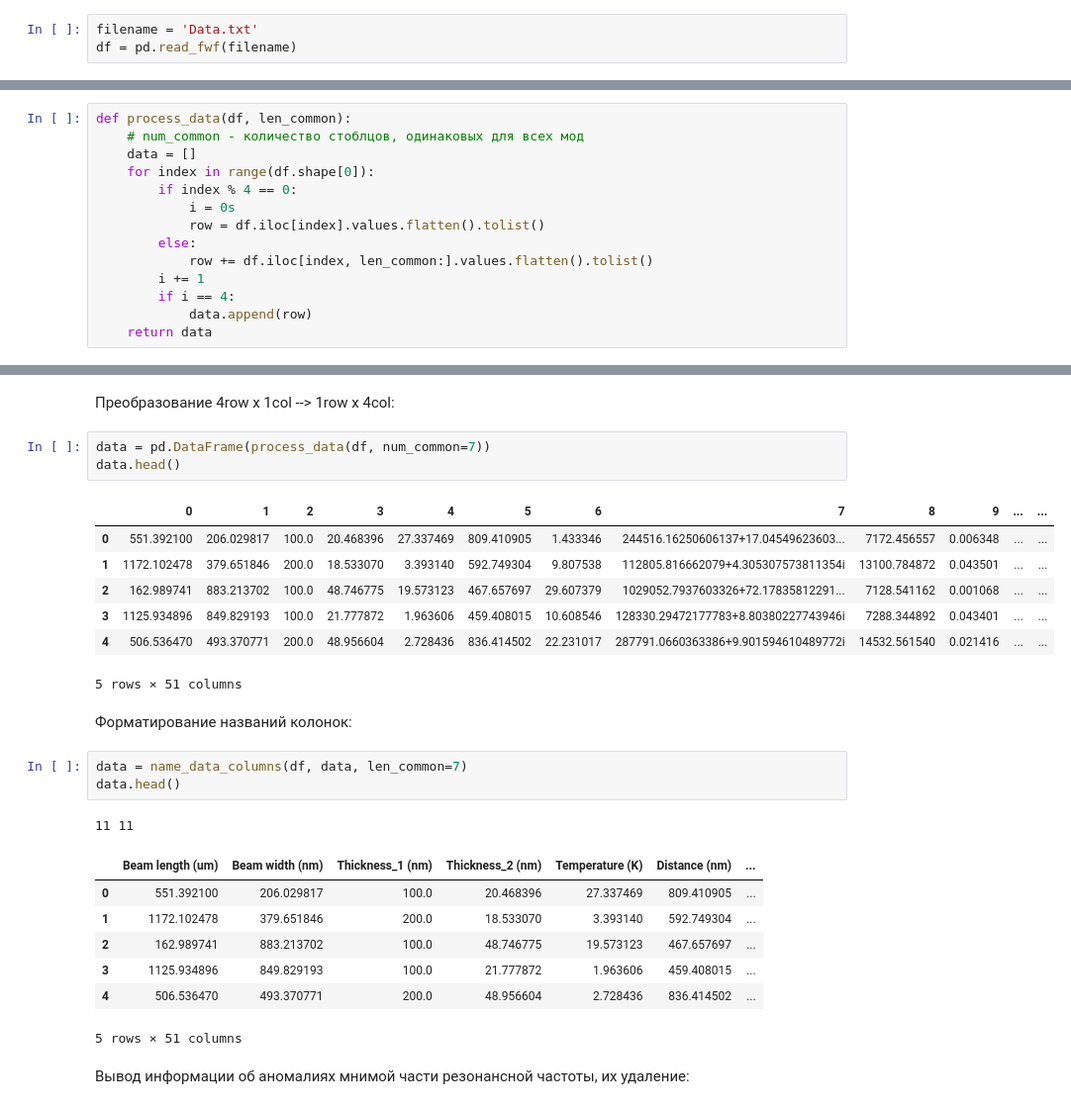
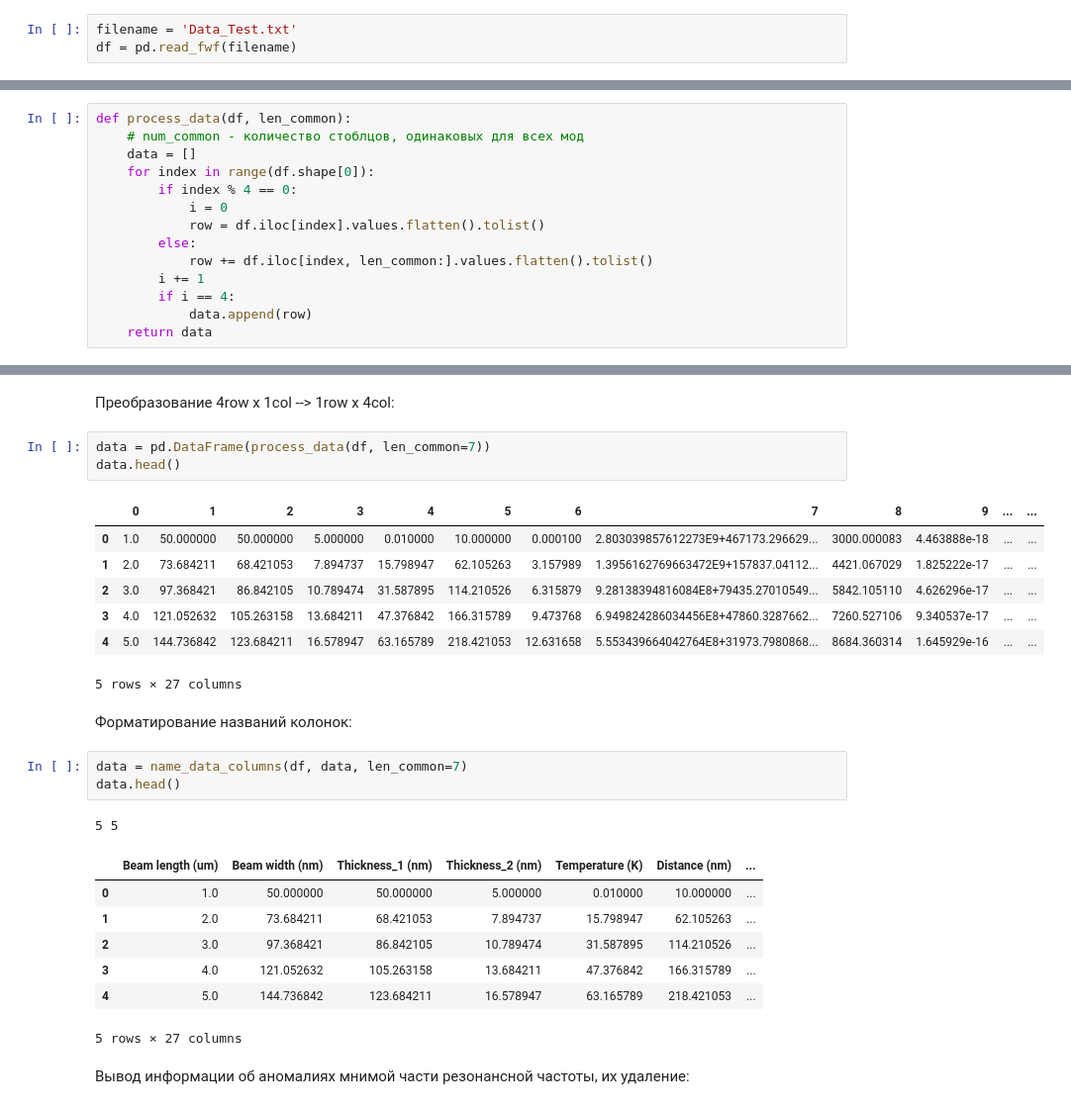
Before and after one commit to PolMix/nems_ai, a Jupyter notebook: Data Formatting/Data_Formatting.ipynb, the cells around one changed output, grey strips where cells are left out. Shown: that part at 99% size. Drawn from its saved outputs; the diff is of its cells as text.

```diff
--- a/Data Formatting/Data_Formatting.ipynb
+++ b/Data Formatting/Data_Formatting.ipynb
@@ -24,7 +24,7 @@ Drive already mounted at /content/drive/; to attempt to forcibly remount, call d
 # %% [markdown]
 "Читаем" датасет:
 # %%
-filename = 'Data.txt'
+filename = 'Data_Test.txt'
 df = pd.read_fwf(filename)
 # %%
 df.head()
@@ -45,7 +45,7 @@ def process_data(df, len_common):
     data = []
     for index in range(df.shape[0]):
         if index % 4 == 0:
-            i = 0s
+            i = 0
             row = df.iloc[index].values.flatten().tolist()
         else:
             row += df.iloc[index, len_common:].values.flatten().tolist()
@@ -124,30 +124,30 @@ def round_data_int(data, cols_indices_to_round):
 # %% [markdown]
 Преобразование 4row x 1col --> 1row x 4col:
 # %%
-data = pd.DataFrame(process_data(df, num_common=7))
+data = pd.DataFrame(process_data(df, len_common=7))
 data.head()
 # %% [output]
 |  | 0 | 1 | 2 | 3 | 4 | 5 | 6 | 7 | 8 | 9 | ... | ... |
-| 0 | 551.392100 | 206.029817 | 100.0 | 20.468396 | 27.337469 | 809.410905 | 1.433346 | 244516.16250606137+17.04549623603... | 7172.456557 | 0.006348 | ... | ... |
-| 1 | 1172.102478 | 379.651846 | 200.0 | 18.533070 | 3.393140 | 592.749304 | 9.807538 | 112805.816662079+4.305307573811354i | 13100.784872 | 0.043501 | ... | ... |
-| 2 | 162.989741 | 883.213702 | 100.0 | 48.746775 | 19.573123 | 467.657697 | 29.607379 | 1029052.7937603326+72.17835812291... | 7128.541162 | 0.001068 | ... | ... |
-| 3 | 1125.934896 | 849.829193 | 100.0 | 21.777872 | 1.963606 | 459.408015 | 10.608546 | 128330.29472177783+8.80380227743946i | 7288.344892 | 0.043401 | ... | ... |
-| 4 | 506.536470 | 493.370771 | 200.0 | 48.956604 | 2.728436 | 836.414502 | 22.231017 | 287791.0660363386+9.901594610489772i | 14532.561540 | 0.021416 | ... | ... |
+| 0 | 1.0 | 50.000000 | 50.000000 | 5.000000 | 0.010000 | 10.000000 | 0.000100 | 2.803039857612273E9+467173.296629... | 3000.000083 | 4.463888e-18 | ... | ... |
+| 1 | 2.0 | 73.684211 | 68.421053 | 7.894737 | 15.798947 | 62.105263 | 3.157989 | 1.3956162769663472E9+157837.04112... | 4421.067029 | 1.825222e-17 | ... | ... |
+| 2 | 3.0 | 97.368421 | 86.842105 | 10.789474 | 31.587895 | 114.210526 | 6.315879 | 9.28138394816084E8+79435.27010549... | 5842.105110 | 4.626296e-17 | ... | ... |
+| 3 | 4.0 | 121.052632 | 105.263158 | 13.684211 | 47.376842 | 166.315789 | 9.473768 | 6.949824286034456E8+47860.3287662... | 7260.527106 | 9.340537e-17 | ... | ... |
+| 4 | 5.0 | 144.736842 | 123.684211 | 16.578947 | 63.165789 | 218.421053 | 12.631658 | 5.553439664042764E8+31973.7980868... | 8684.360314 | 1.645929e-16 | ... | ... |
-5 rows × 51 columns
+5 rows × 27 columns
 # %% [markdown]
 Форматирование названий колонок:
 # %%
 data = name_data_columns(df, data, len_common=7)
 data.head()
 # %% [output]
-11 11
+5 5
 |  | Beam length (um) | Beam width (nm) | Thickness_1 (nm) | Thickness_2 (nm) | Temperature (K) | Distance (nm) | ... |
-| 0 | 551.392100 | 206.029817 | 100.0 | 20.468396 | 27.337469 | 809.410905 | ... |
-| 1 | 1172.102478 | 379.651846 | 200.0 | 18.533070 | 3.393140 | 592.749304 | ... |
-| 2 | 162.989741 | 883.213702 | 100.0 | 48.746775 | 19.573123 | 467.657697 | ... |
-| 3 | 1125.934896 | 849.829193 | 100.0 | 21.777872 | 1.963606 | 459.408015 | ... |
-| 4 | 506.536470 | 493.370771 | 200.0 | 48.956604 | 2.728436 | 836.414502 | ... |
+| 0 | 1.0 | 50.000000 | 50.000000 | 5.000000 | 0.010000 | 10.000000 | ... |
+| 1 | 2.0 | 73.684211 | 68.421053 | 7.894737 | 15.798947 | 62.105263 | ... |
+| 2 | 3.0 | 97.368421 | 86.842105 | 10.789474 | 31.587895 | 114.210526 | ... |
+| 3 | 4.0 | 121.052632 | 105.263158 | 13.684211 | 47.376842 | 166.315789 | ... |
+| 4 | 5.0 | 144.736842 | 123.684211 | 16.578947 | 63.165789 | 218.421053 | ... |
-5 rows × 51 columns
+5 rows × 27 columns
 # %% [markdown]
 Вывод информации об аномалиях мнимой части резонансной частоты, их удаление:
 # %%
```
Also changed, not shown: parts of 22 cells of this notebook.
